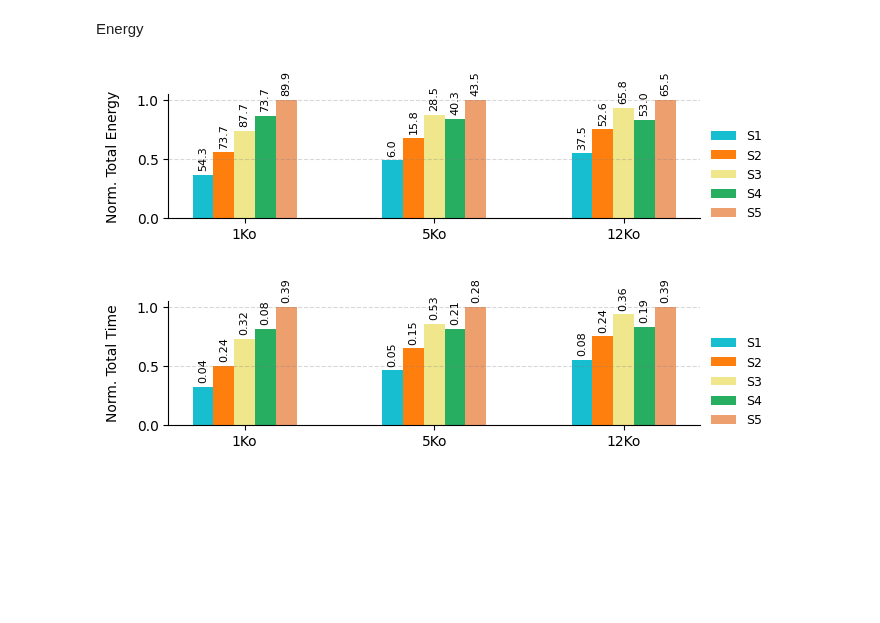
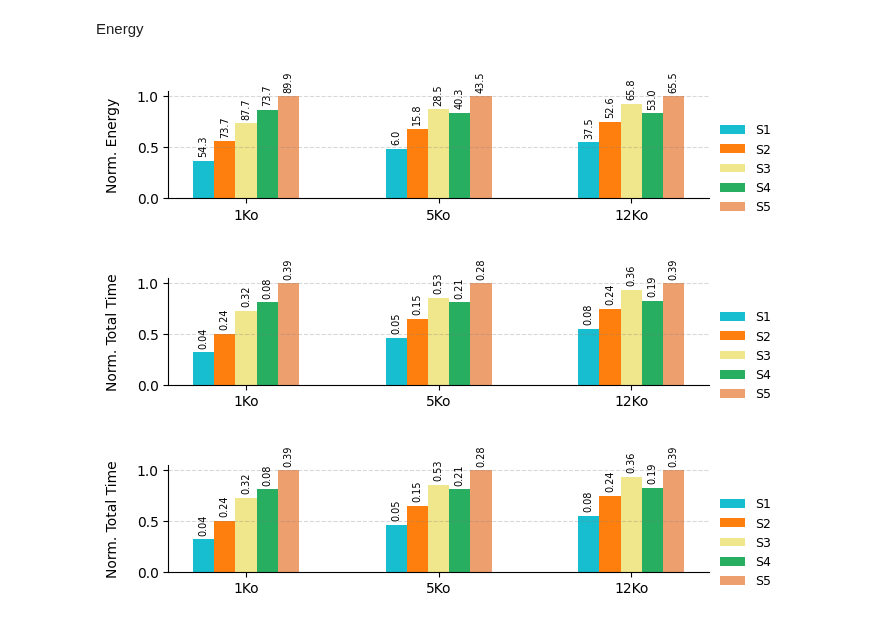
Before and after one commit to donaldonana/FaaS-Benchmark, a Jupyter notebook: text-to-speech/text-to-speech.ipynb, the cells around one changed output. Saved outputs shown, nothing was run; the diff lists cells and outputs as text; code cells hidden in the pictures; blank space fills up the shorter version.

```diff
--- a/text-to-speech/text-to-speech.ipynb
+++ b/text-to-speech/text-to-speech.ipynb
@@ -74,38 +74,38 @@ def bar_ax_style(ax, ylabel):
 # %% [markdown]
 Energy
 # %%
-fig, ax = plt.subplots(figsize=(7, 2))
+fig, ax = plt.subplots(figsize=(7, 1.8))
 
 for i, library in enumerate(libraries):
 
     subset = dfte[dfte['schema'] == library]
     bar_positions = positions + i * bar_width
     bars = ax.bar(
         bar_positions,
         subset['mean_energys'],
         width=bar_width,
         label=library,
         color=color_mapping[library]
     )
 
     for bar, std in zip(bars, subset['std_energy']):
         height = bar.get_height()
         ax.annotate(
             f'{std:.1f}',
             xy=(bar.get_x() + bar.get_width() / 2, height),
             xytext=(0, 3),  # 3 points vertical offset
             textcoords="offset points",
             ha='center', va='bottom',
-            fontsize=8, rotation=90
+            fontsize=7, rotation=90
         )
 
-ax = bar_ax_style(ax, "Norm. Total Energy")
+ax = bar_ax_style(ax, "Norm. Energy")
 
 # plt.xticks(rotation=360, ha='right')
 plt.tight_layout()
 plt.show()
 # %% [output]
-[figure, old version]
+[figure, new version]
 # %%
 
 times_features = [
@@ -129,7 +144,7 @@ dftt = (
     .sort_values(['schema', 'text'])
 )
 # %%
-fig, ax = plt.subplots(figsize=(7, 2))
+fig, ax = plt.subplots(figsize=(7, 1.8))
 
 for i, library in enumerate(libraries):
     subset = dftt[dftt['schema'] == library]
@@ -143,11 +158,34 @@ for i, library in enumerate(libraries):
                     xytext=(0, 3),  # 3 points vertical offset
                     textcoords="offset points",
                     ha='center', va='bottom',
-                    fontsize=8, rotation=90)
+                    fontsize=7, rotation=90)
 
 ax = bar_ax_style(ax, "Norm. Total Time")
 
 plt.tight_layout()
 plt.show()
 # %% [output]
-[figure, old version]
+[figure, new version]
+# %%
+fig, ax = plt.subplots(figsize=(7, 1.8))
+
+for i, library in enumerate(libraries):
+    subset = dfpt[dfpt['schema'] == library]
+    bar_positions = positions + i * bar_width
+    bars = ax.bar(bar_positions, subset['normalized_total_time'], width=bar_width, label=library, color=color_mapping[library])
+
+    for bar, std in zip(bars, subset['std_total_time']):
+        height = bar.get_height()
+        ax.annotate(f'{std:.2f}',
+                    xy=(bar.get_x() + bar.get_width() / 2, height),
+                    xytext=(0, 3),  # 3 points vertical offset
+                    textcoords="offset points",
+                    ha='center', va='bottom',
+                    fontsize=7, rotation=90)
+
+ax = bar_ax_style(ax, "Norm. Total Time")
+
+plt.tight_layout()
+plt.show()
+# %% [output]
+[figure, added]
```
Also changed, not shown: parts of 1 cell of this notebook, 4 other files.
